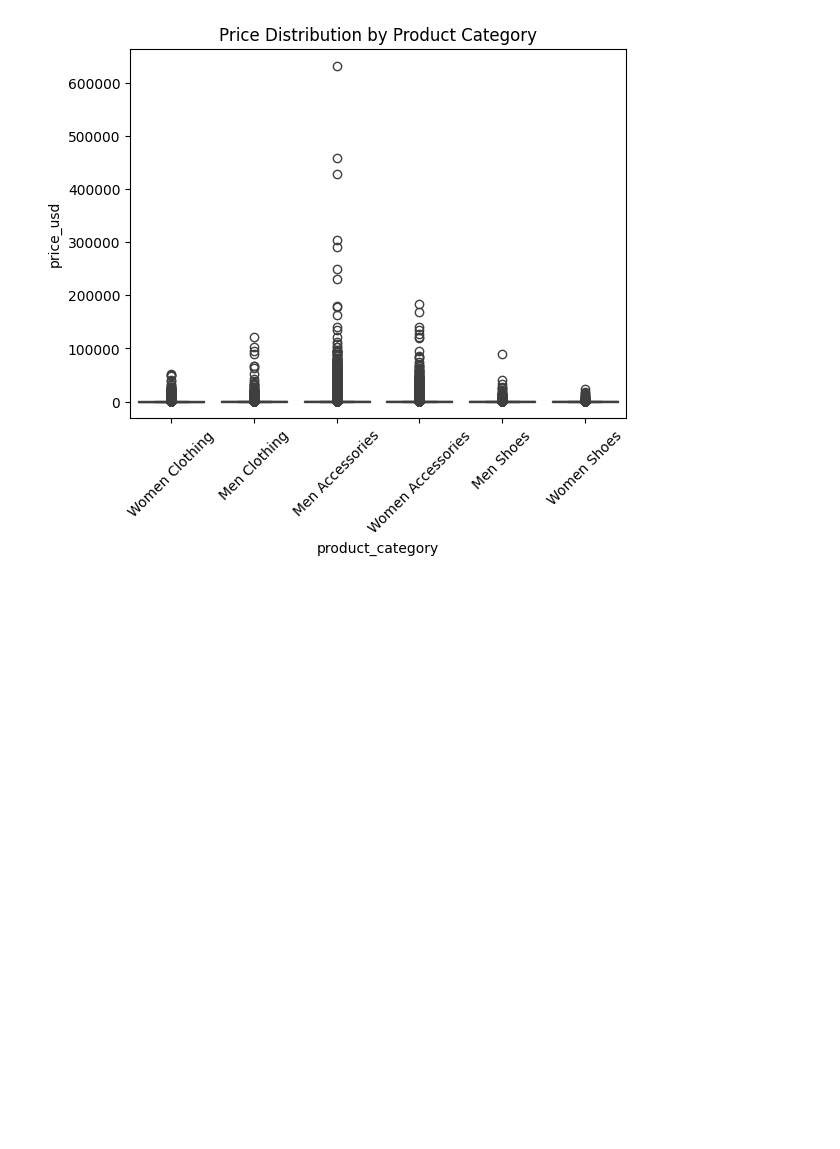
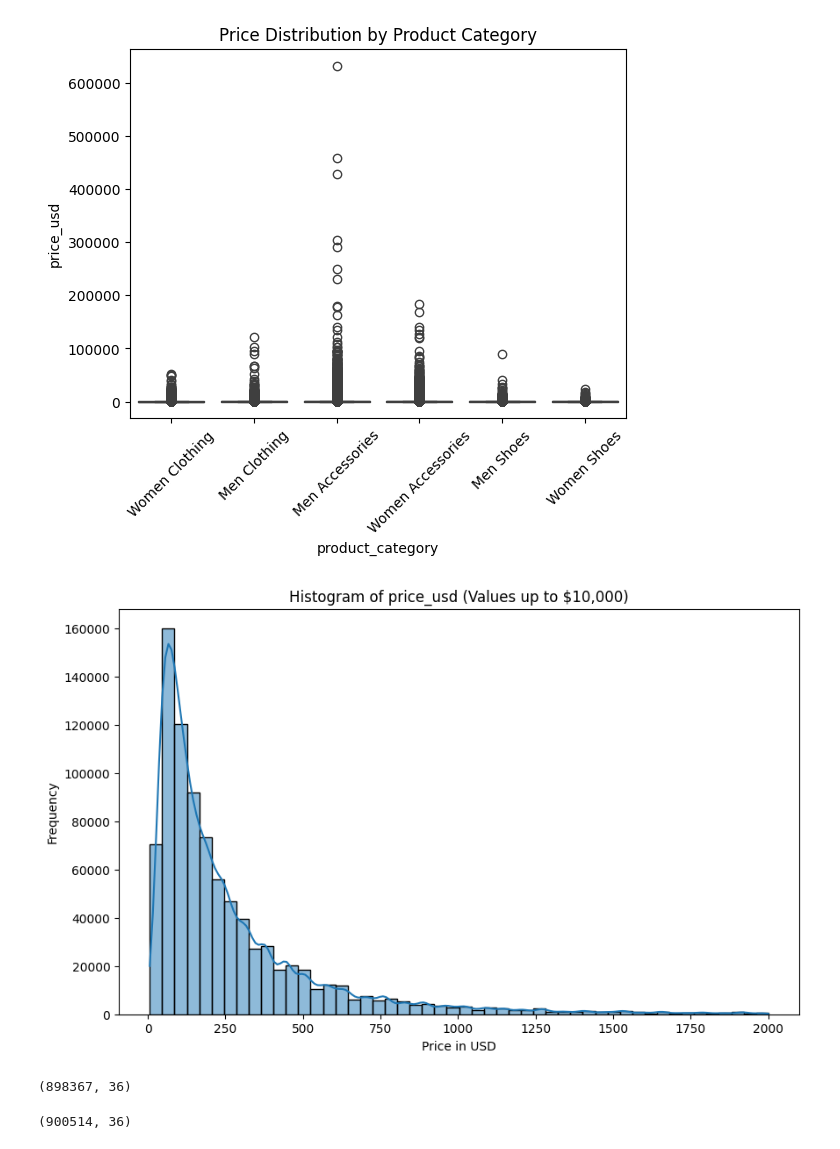
Before and after one commit to aplabey/2nd_hand_fashion_valuation, a Jupyter notebook: aplabey_eda.ipynb, the cells around one changed output. Cells and saved outputs as stored; diff of their text form; code cells hidden in the pictures; blank space fills up the shorter version.

```diff
--- a/aplabey_eda.ipynb
+++ b/aplabey_eda.ipynb
@@ -137,3 +155,26 @@ plt.title('Price Distribution by Product Category')
 plt.show()
 # %% [output]
 [figure]
+# %%
+df_filtered = df[df['price_usd'] <= 2000]
+
+# Plot the histogram
+plt.figure(figsize=(10, 6))
+sns.histplot(df_filtered['price_usd'], bins=50, kde=True)
+plt.title('Histogram of price_usd (Values up to $10,000)')
+plt.xlabel('Price in USD')
+plt.ylabel('Frequency')
+plt.show()
+# %% [output]
+[figure, added]
+# %%
+df_capped = df[df['price_usd'] <= 10000]
+
+# Display the first few rows of the new dataframe to confirm
+df_capped.shape
+# %% [output]
+(898367, 36)
+# %%
+df.shape
+# %% [output]
+(900514, 36)
```
Also changed, not shown: parts of 45 cells of this notebook.
